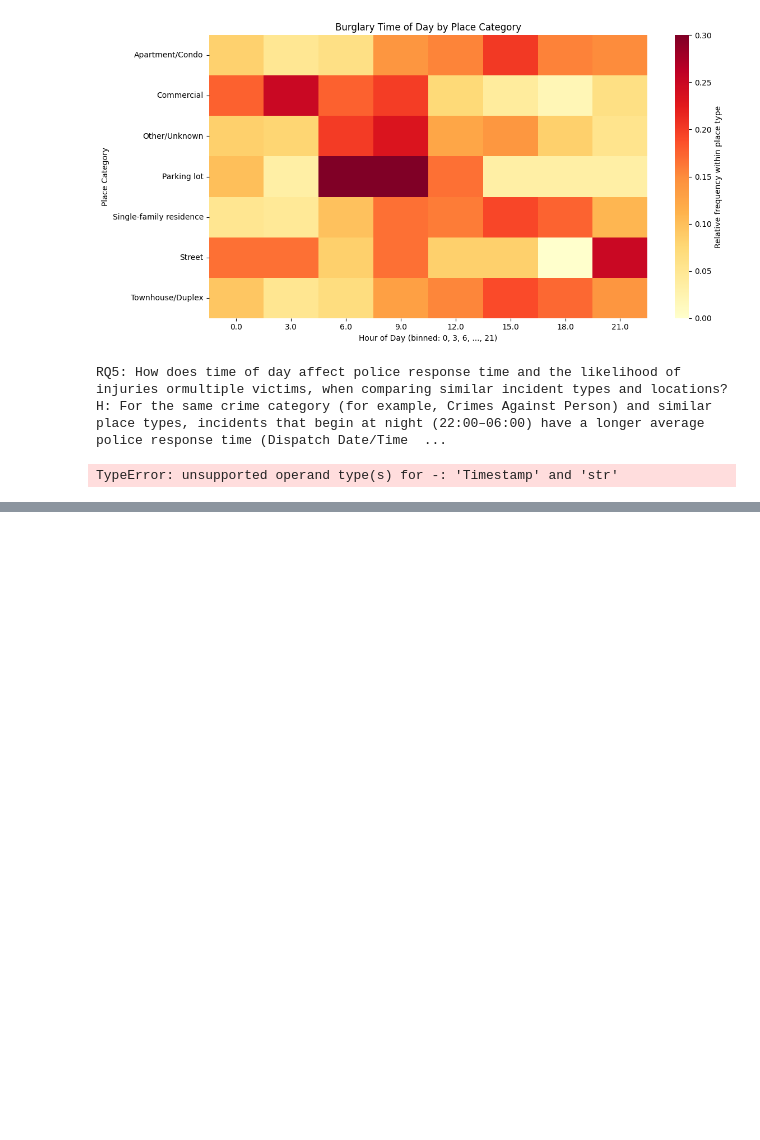
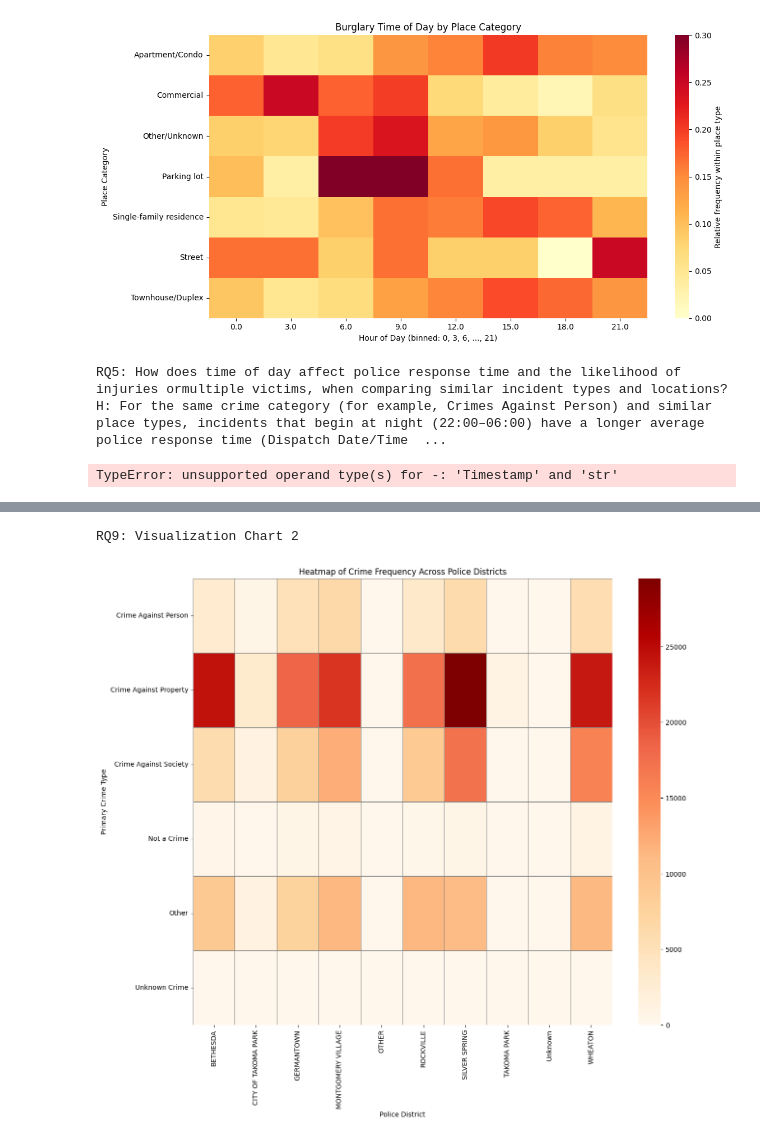
Before and after one commit to koshalaGit/CI7340_cw1, a Jupyter notebook: CW1.ipynb, the cells around one changed output, grey strips where cells are left out. Saved outputs shown, nothing was run; the diff lists cells and outputs as text; code cells hidden in the pictures; blank space fills up the shorter version.

```diff
--- a/CW1.ipynb
+++ b/CW1.ipynb
@@ -821,0 +887,67 @@ RQ8: Visualization Chart 2
+# %%
+print("RQ9: Visualization Chart 2")
+
+# Create an independent copy of the original DataFrame for heatmap analysis
+# copy() creates a deep copy, meaning changes to df_heat will not affect the original df DataFrame
+# This allows us to modify df_heat (e.g., fill missing values) without altering the original dataset
+# This is important for data integrity and allows us to use the original df for other analyses
+df_heat = df.copy()
+
+# Prepare data for heatmap visualization by filtering out irrelevant agency codes
+# Create a new DataFrame df_heat for the heatmap analysis
+# ~ (tilde) negates the condition, so we keep rows where Agency is NOT in ["OTHR", "P"]
+# isin() checks if the Agency value is in the list ["OTHR", "P"]
+# This removes "Other" agencies and "P" agencies to focus on standard police agencies for the heatmap
+df_heat = df_heat[~df_heat["Agency"].isin(["OTHR", "P"])]
+
+# Fill missing values in key columns needed for the heatmap visualization
+# fillna() replaces null/NaN values with the specified string value
+# This ensures all rows have valid values for creating the pivot table and heatmap
+
+# Replace missing crime names with "Unknown Crime" to handle cases where crime type is not recorded
+# This prevents errors when grouping by Crime Name1 in the pivot table
+df_heat["Crime Name1"] = df_heat["Crime Name1"].fillna("Unknown Crime")
+
+# Replace missing police district names with "Unknown District" to handle cases where district is not recorded
+# This ensures all crimes can be categorized by district, even if the district information is missing
+df_heat["Police District Name"] = df_heat["Police District Name"].fillna("Unknown District")
+
+# Create a pivot table to summarize crime frequency by crime type and police district
+# pivot_table() reshapes the data into a cross-tabulation format suitable for heatmap visualization
+# This creates a matrix where rows represent crime types and columns represent police districts
+pivot = df_heat.pivot_table(
+    index="Crime Name1",  # Rows will represent different crime types (e.g., "Crime Against Person", "Theft", etc.)
+    columns="Police District Name",  # Columns will represent different police districts (e.g., "BETHESDA", "ROCKVILLE", etc.)
+    values="Incident ID",  # The values to aggregate - using Incident ID to count occurrences
+    aggfunc="count",  # Aggregation function: "count" counts the number of incidents for each crime type-district combination
+    fill_value=0  # Fill missing combinations with 0 (e.g., if a crime type never occurred in a district, show 0 instead of NaN)
+)
+# The resulting pivot table shows crime frequency: each cell contains the count of crimes of a specific type in a specific district
+
+# Create a heatmap visualization to show crime frequency patterns across districts
+# plt.figure() creates a new figure with specified dimensions
+# figsize=(14, 12): Sets the figure size to 14 inches wide by 12 inches tall
+#   Larger size accommodates multiple crime types and districts for better readability
+plt.figure(figsize=(14, 12))
+
+# Create the heatmap using seaborn
+# sns.heatmap(): Generates a color-coded heatmap from the pivot table data
+# pivot: The pivot table containing crime counts (rows = crime types, columns = districts)
+# cmap="OrRd": Color map "Orange-Red" - darker colors indicate higher crime frequencies, lighter colors indicate lower frequencies
+# linewidths=0.5: Adds thin grid lines (0.5 points) between cells to separate different crime type-district combinations
+# linecolor="gray": Sets the grid line color to gray for subtle visual separation
+sns.heatmap(
+    pivot,
+    cmap="OrRd",
+    linewidths=0.5,
+    linecolor="gray"
+)
+
+# Customize the heatmap appearance and labels
+plt.title("Heatmap of Crime Frequency Across Police Districts")  # Add a descriptive title explaining what the heatmap shows
+plt.xlabel("Police District")  # Label the x-axis (horizontal) showing police district names
+plt.ylabel("Primary Crime Type")  # Label the y-axis (vertical) showing crime type categories
+plt.show()  # Display the heatmap in the notebook
+# %% [output]
+RQ9: Visualization Chart 2
+[figure, added]
```
Also changed, not shown: parts of 7 cells of this notebook.
